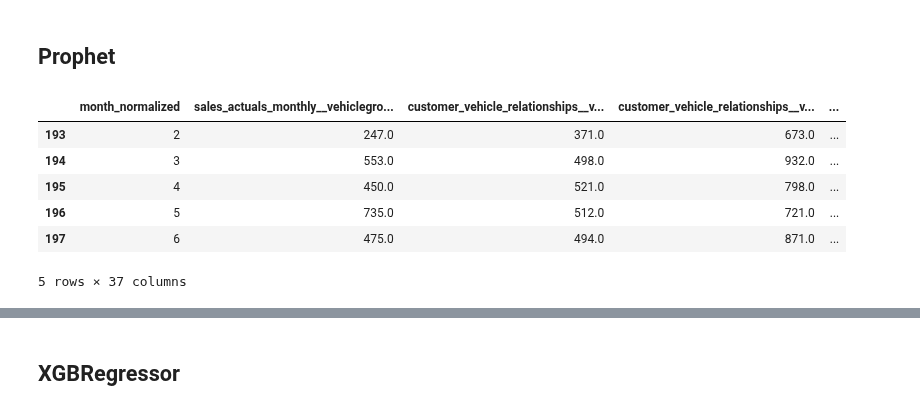
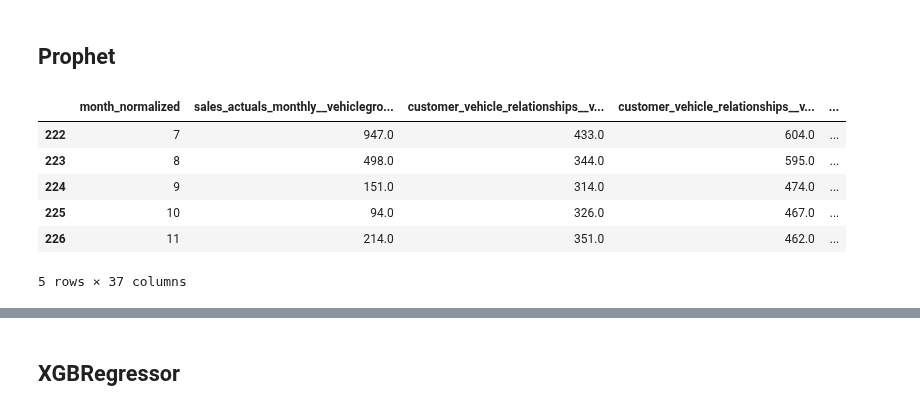
Before and after one commit to zuivu/porsche-forecast-sale, a Jupyter notebook: 24-01-31 Prediction.ipynb, the cells around one changed output, grey strips where cells are left out. Cells and saved outputs as stored; diff of their text form; code cells hidden in the pictures.

```diff
--- a/24-01-31 Prediction.ipynb
+++ b/24-01-31 Prediction.ipynb
@@ -44,6 +44,5 @@ internal_data.shape
 ## Data Preperation
 # %%
 #Splitting into target/feature data
-y = internal_data.loc[:, "sales_actuals_monthly__vehiclegroup01__orderintake"]
-X_internal = internal_data.drop("sales_actuals_monthly__vehiclegroup01__orderintake", axis = 1)
-X_external = external_data
+y_meta = internal_data.loc[:, "sales_actuals_monthly__vehiclegroup01__orderintake"]
+X_meta = internal_data.drop("sales_actuals_monthly__vehiclegroup01__orderintake", axis = 1)
@@ -67,8 +49,11 @@ y_train = y_train.reset_index(drop = "Index")
+# %%
+y_sub = y_meta.iloc[:-18]
+X_sub = X_meta.iloc[:-18, :]
 # %% [markdown]
 ## Prophet
 # %%
-X_pro = X_internal.copy()
-X_pro["y"] = y.copy()
+X_pro = X_sub.copy()
+X_pro["y"] = y_sub.copy()
 
 X_pro["ds"] = X_pro.index
 
@@ -76,16 +61,16 @@ X_pro["ds"] = X_pro.index
 start_date = '2000-01-01'  # Adjust this date to your needs
 X_pro['ds'] = pd.to_datetime(X_pro['ds'].apply(lambda x: pd.DateOffset(months=x) + pd.Timestamp(start_date)))
 # %%
-X_pro_train = X_pro.iloc[:180, :]
-X_pro_test = X_pro.iloc[180:, :]
+X_pro_train = X_pro.iloc[:-18, :]
+X_pro_test = X_pro.iloc[-18:, :]
 X_pro.shape
 
-X_pro_test.tail()
+X_pro_test.head()
 # %% [output]
 |  | month_normalized | sales_actuals_monthly__vehiclegro... | customer_vehicle_relationships__v... | customer_vehicle_relationships__v... | ... |
-| 193 | 2 | 247.0 | 371.0 | 673.0 | ... |
-| 194 | 3 | 553.0 | 498.0 | 932.0 | ... |
-| 195 | 4 | 450.0 | 521.0 | 798.0 | ... |
-| 196 | 5 | 735.0 | 512.0 | 721.0 | ... |
-| 197 | 6 | 475.0 | 494.0 | 871.0 | ... |
+| 222 | 7 | 947.0 | 433.0 | 604.0 | ... |
+| 223 | 8 | 498.0 | 344.0 | 595.0 | ... |
+| 224 | 9 | 151.0 | 314.0 | 474.0 | ... |
+| 225 | 10 | 94.0 | 326.0 | 467.0 | ... |
+| 226 | 11 | 214.0 | 351.0 | 462.0 | ... |
 5 rows × 37 columns
```
Also changed, not shown: parts of 21 cells of this notebook.
